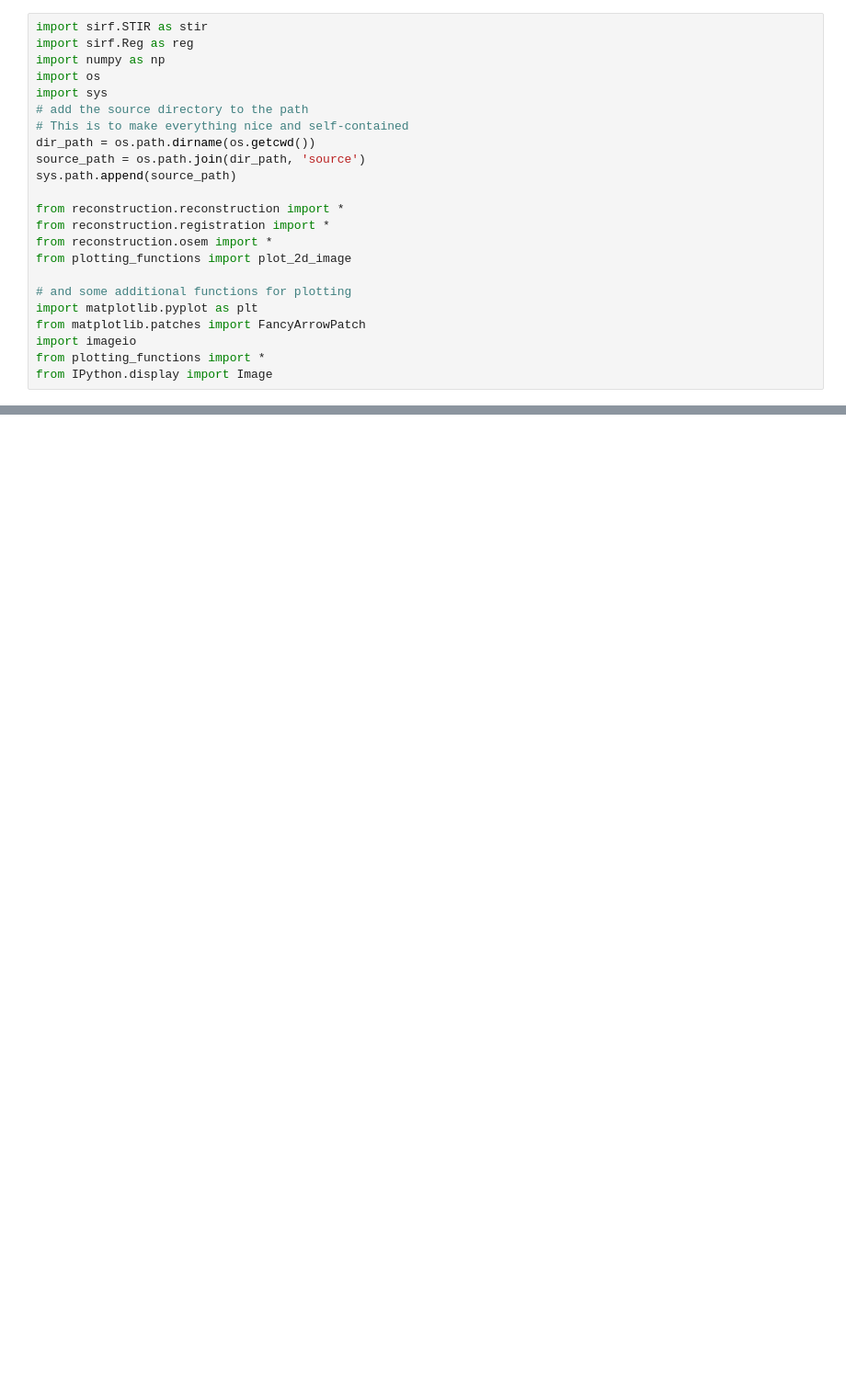
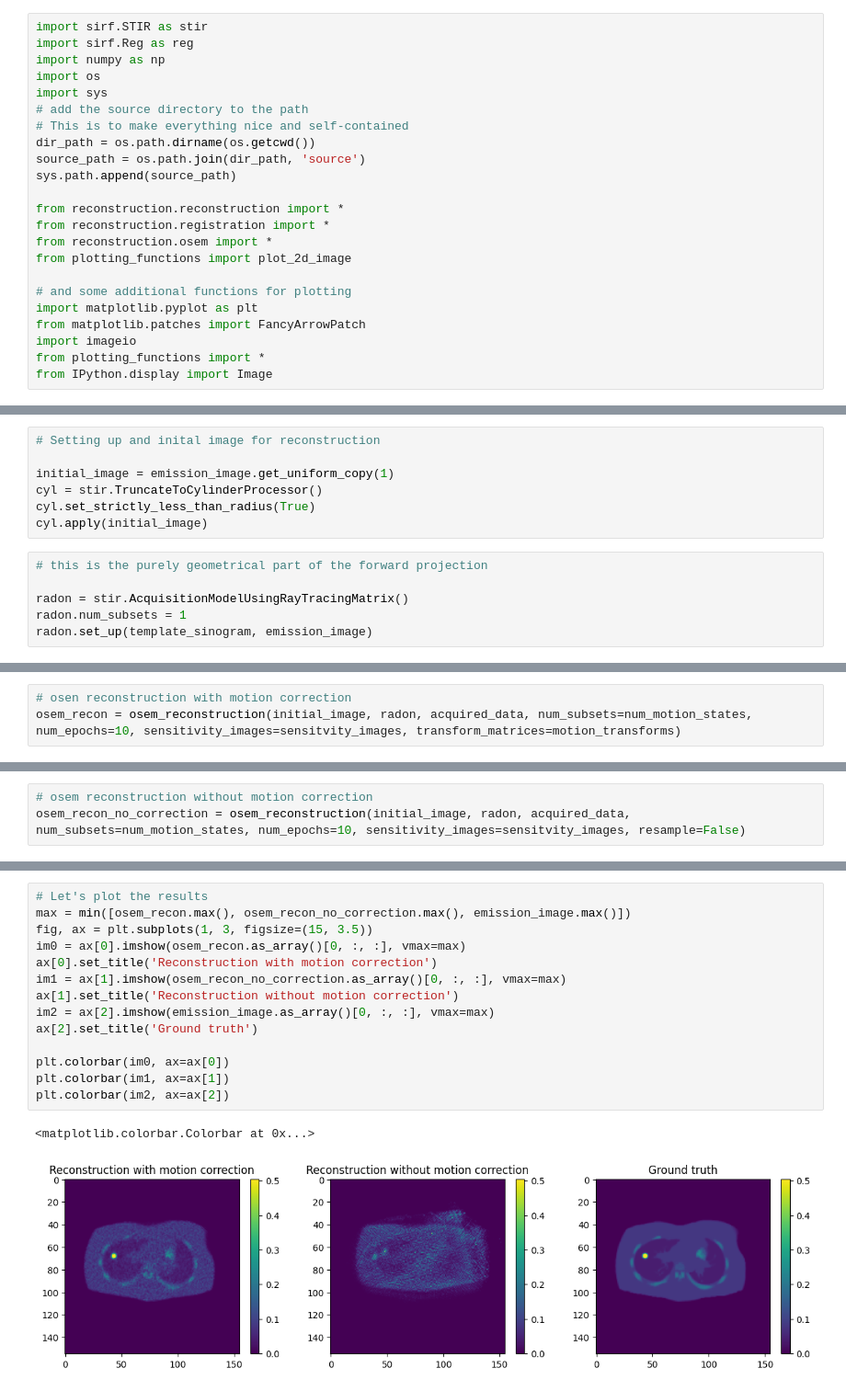
Before and after one commit to samdporter/PET_sensitivity, a Jupyter notebook: notebooks/OSEM_with_resampling.ipynb, the cells around one changed output, grey strips where cells are left out. Shown at 92% size. Cells and saved outputs as stored; diff of their text form; blank space fills up the shorter version.

```diff
--- a/notebooks/OSEM_with_resampling.ipynb
+++ b/notebooks/OSEM_with_resampling.ipynb
@@ -43,0 +180,13 @@ for i in range(2):
+# %%
+# Setting up and inital image for reconstruction
+
+initial_image = emission_image.get_uniform_copy(1)
+cyl = stir.TruncateToCylinderProcessor()
+cyl.set_strictly_less_than_radius(True)
+cyl.apply(initial_image)
+# %%
+# this is the purely geometrical part of the forward projection
+
+radon = stir.AcquisitionModelUsingRayTracingMatrix()
+radon.num_subsets = 1
+radon.set_up(template_sinogram, emission_image)
@@ -43,0 +216,3 @@ for i in range(2):
+# %%
+# osen reconstruction with motion correction
+osem_recon = osem_reconstruction(initial_image, radon, acquired_data, num_subsets=num_motion_states, num_epochs=10, sensitivity_images=sensitvity_images, transform_matrices=motion_transforms)
@@ -43,0 +237,3 @@ for i in range(2):
+# %%
+# osem reconstruction without motion correction
+osem_recon_no_correction = osem_reconstruction(initial_image, radon, acquired_data, num_subsets=num_motion_states, num_epochs=10, sensitivity_images=sensitvity_images, resample=False)
@@ -43,0 +258,17 @@ for i in range(2):
+# %%
+# Let's plot the results
+max = min([osem_recon.max(), osem_recon_no_correction.max(), emission_image.max()])
+fig, ax = plt.subplots(1, 3, figsize=(15, 3.5))
+im0 = ax[0].imshow(osem_recon.as_array()[0, :, :], vmax=max)
+ax[0].set_title('Reconstruction with motion correction')
+im1 = ax[1].imshow(osem_recon_no_correction.as_array()[0, :, :], vmax=max)
+ax[1].set_title('Reconstruction without motion correction')
+im2 = ax[2].imshow(emission_image.as_array()[0, :, :], vmax=max)
+ax[2].set_title('Ground truth')
+
+plt.colorbar(im0, ax=ax[0])
+plt.colorbar(im1, ax=ax[1])
+plt.colorbar(im2, ax=ax[2])
+# %% [output]
+<matplotlib.colorbar.Colorbar at 0x...>
+[figure, added]
```
Also changed, not shown: parts of 18 cells of this notebook, 3 other files.
